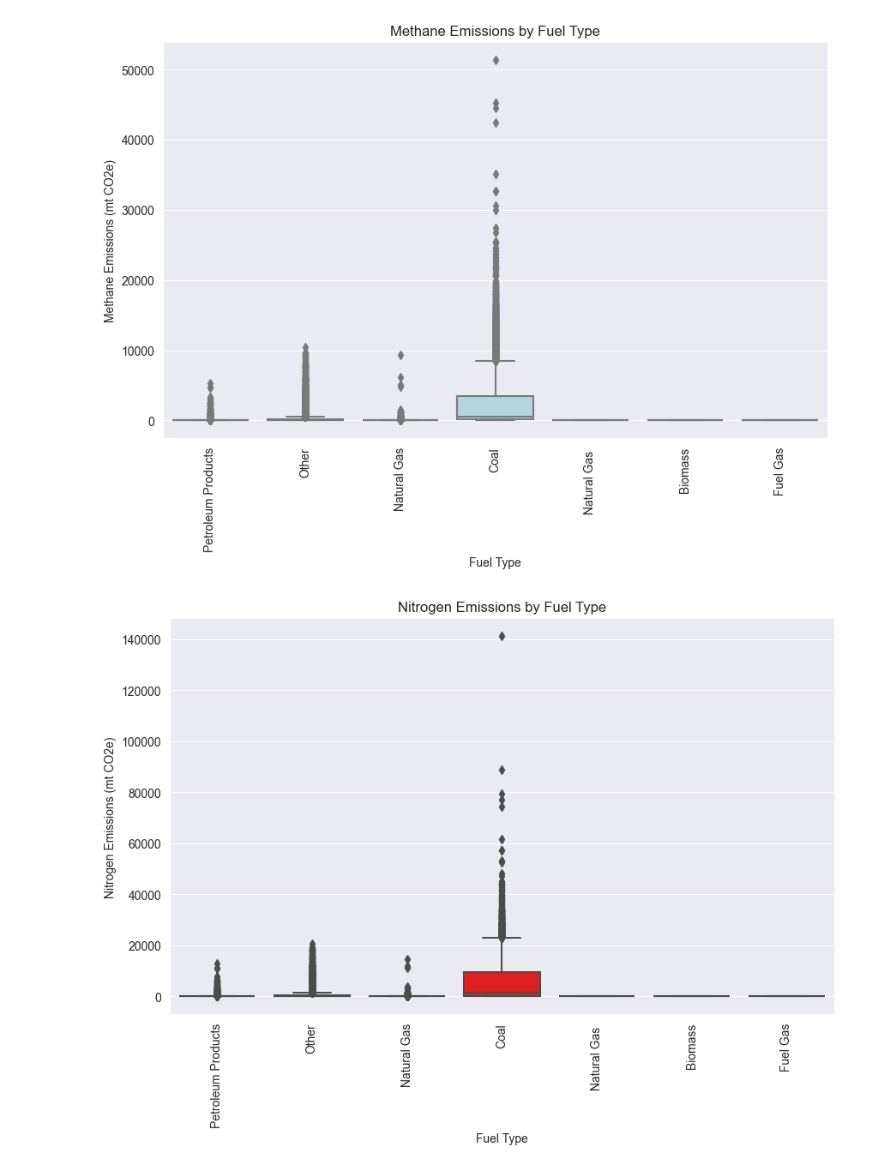
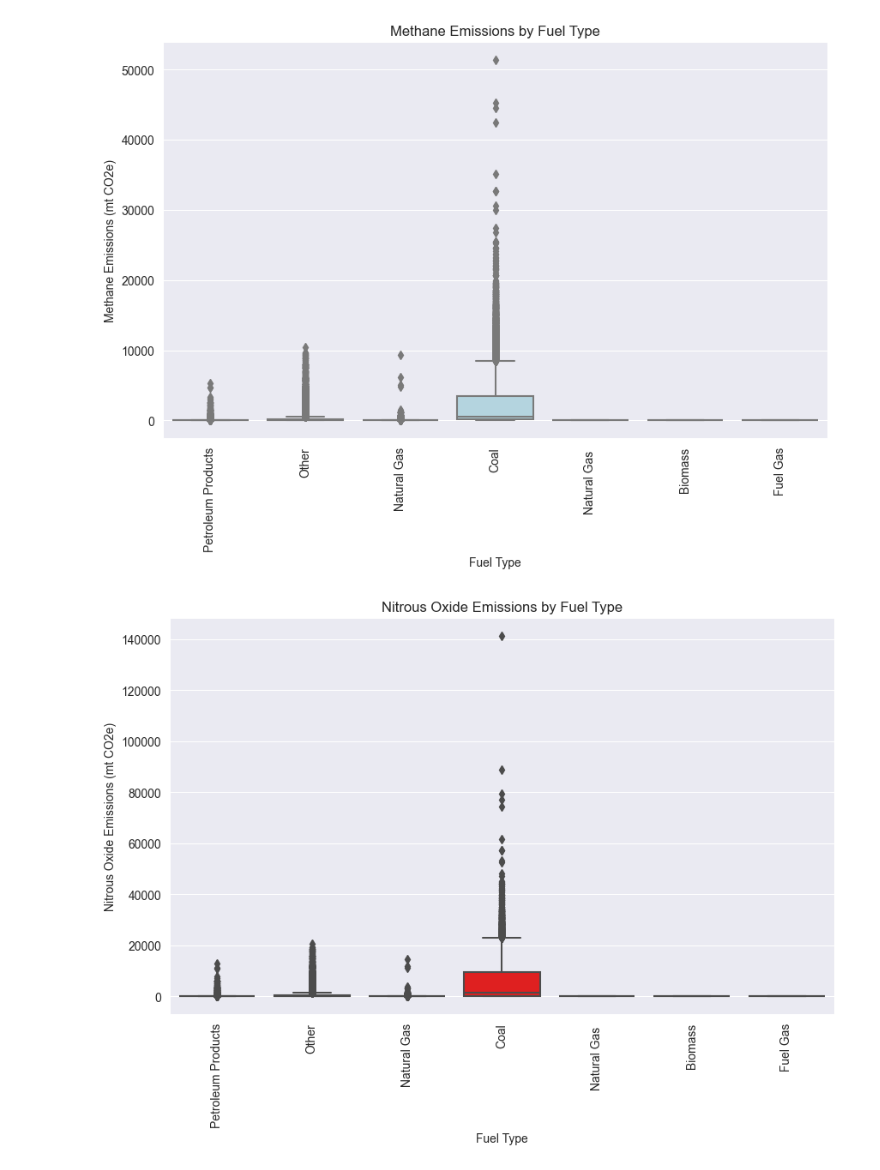
Before and after one commit to bhansea/SustainabilityMQP, a Jupyter notebook: FuelEmissionsSP.ipynb, the cells around one changed output. Drawn from its saved outputs; the diff is of its cells as text; code cells hidden in the pictures.

```diff
--- a/FuelEmissionsSP.ipynb
+++ b/FuelEmissionsSP.ipynb
@@ -457,13 +457,13 @@ plt.show()
 # %%
 plt.figure(figsize=(10, 6))
 sns.boxplot(x='General Fuel Type', y='Fuel Nitrous Oxide (N2O) emissions (mt CO2e)', data=data, color='red')
-plt.title('Nitrogen Emissions by Fuel Type')
+plt.title('Nitrous Oxide Emissions by Fuel Type')
 plt.xlabel('Fuel Type')
-plt.ylabel('Nitrogen Emissions (mt CO2e)')
+plt.ylabel('Nitrous Oxide Emissions (mt CO2e)')
 plt.xticks(rotation=90)
 plt.show()
 # %% [output]
-[figure, old version]
+[figure, new version]
 # %%
 df15 = original[(original['Industry Type (sectors)'] == 'Power Plants') & (original['General Fuel Type'] == 'Coal')]
 CH4 = df15.groupby(['Facility Name', 'State'])['Fuel Methane (CH4) emissions (mt CO2e)'].mean().reset_index()
```
Also changed, not shown: parts of 1 cell of this notebook.
